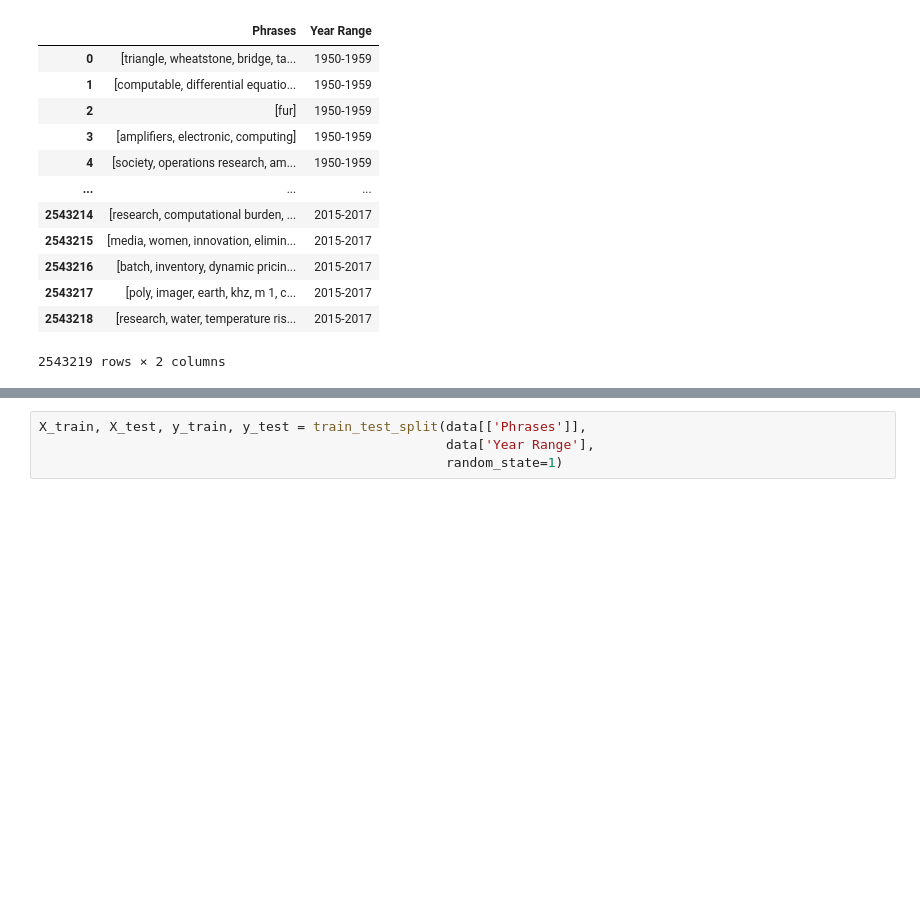
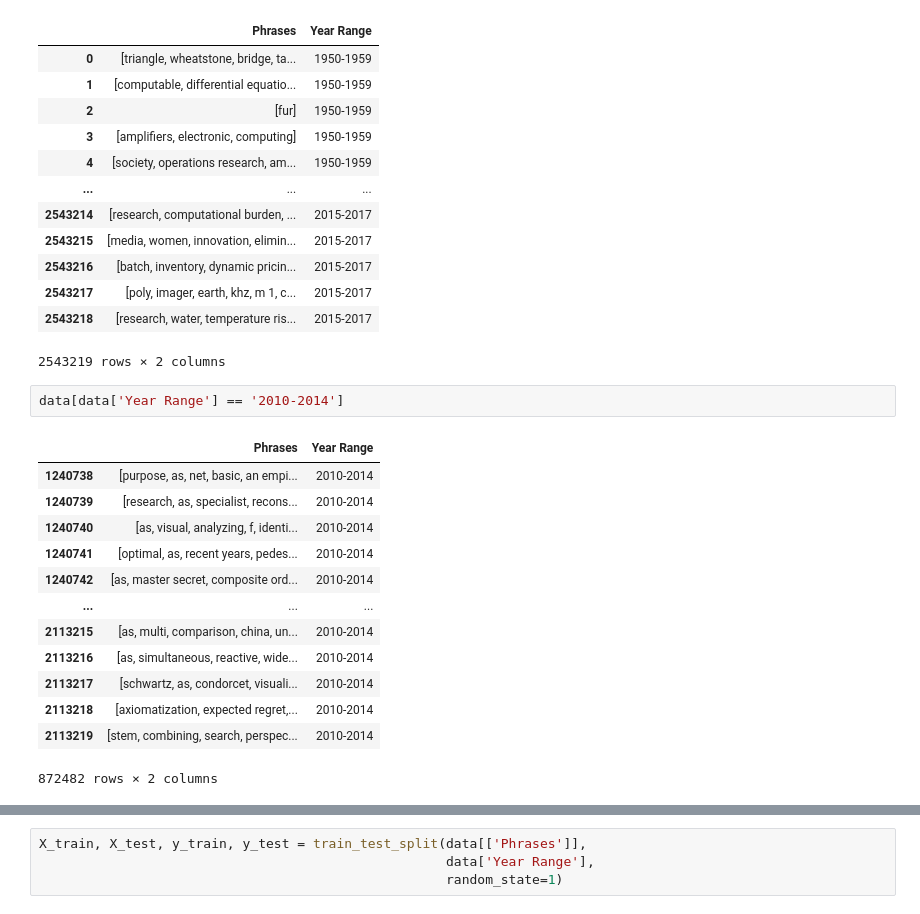
Before and after one commit to jamesjaeyu/autophrase_over_time, a Jupyter notebook: notebooks/model_generation_James.ipynb, the cells around one changed output, grey strips where cells are left out. Saved outputs shown, nothing was run; the diff lists cells and outputs as text; blank space fills up the shorter version.

```diff
--- a/notebooks/model_generation_James.ipynb
+++ b/notebooks/model_generation_James.ipynb
@@ -607,3 +633,19 @@ data
 | 2543217 | [poly, imager, earth, khz, m 1, c... | 2015-2017 |
 | 2543218 | [research, water, temperature ris... | 2015-2017 |
 2543219 rows × 2 columns
+# %%
+data[data['Year Range'] == '2010-2014']
+# %% [output]
+|  | Phrases | Year Range |
+| 1240738 | [purpose, as, net, basic, an empi... | 2010-2014 |
+| 1240739 | [research, as, specialist, recons... | 2010-2014 |
+| 1240740 | [as, visual, analyzing, f, identi... | 2010-2014 |
+| 1240741 | [optimal, as, recent years, pedes... | 2010-2014 |
+| 1240742 | [as, master secret, composite ord... | 2010-2014 |
+| ... | ... | ... |
+| 2113215 | [as, multi, comparison, china, un... | 2010-2014 |
+| 2113216 | [as, simultaneous, reactive, wide... | 2010-2014 |
+| 2113217 | [schwartz, as, condorcet, visuali... | 2010-2014 |
+| 2113218 | [axiomatization, expected regret,... | 2010-2014 |
+| 2113219 | [stem, combining, search, perspec... | 2010-2014 |
+872482 rows × 2 columns
```
Also changed, not shown: parts of 13 cells of this notebook, 7 other files.
